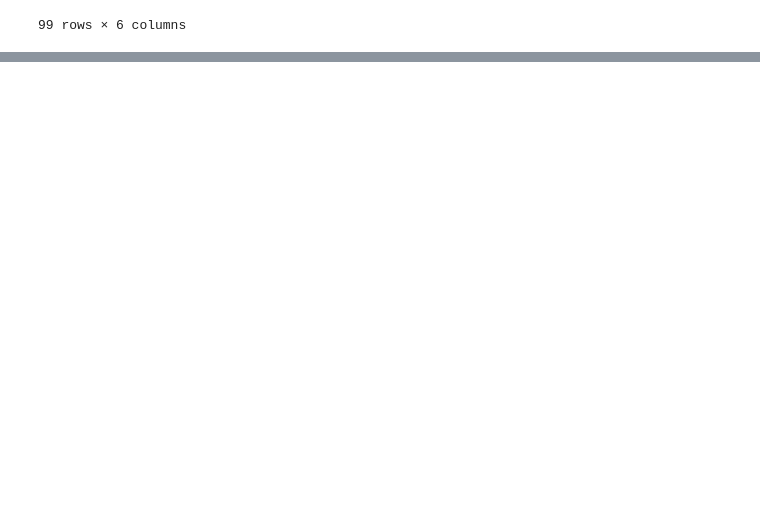
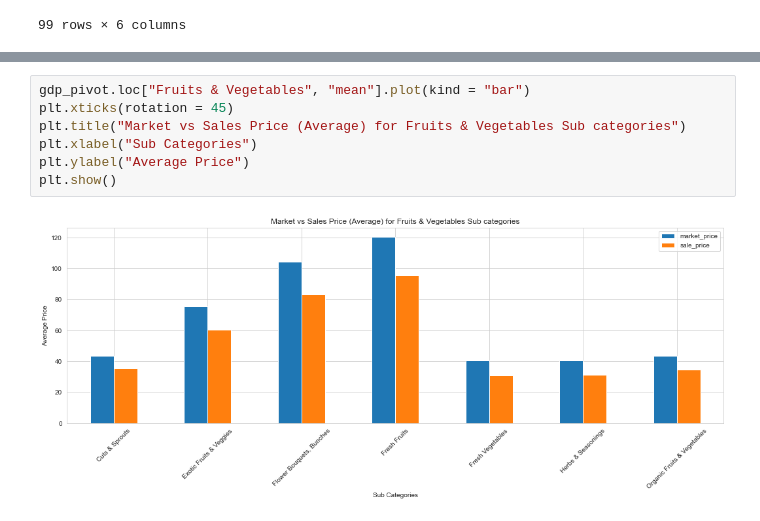
Before and after one commit to saquibmohiuddin/BigBasketData, a Jupyter notebook: bigbasket.ipynb, the cells around one changed output, grey strips where cells are left out. Drawn from its saved outputs; the diff is of its cells as text; blank space fills up the shorter version.

```diff
--- a/bigbasket.ipynb
+++ b/bigbasket.ipynb
@@ -262,0 +263,9 @@ plt.show()
+# %%
+gdp_pivot.loc["Fruits & Vegetables", "mean"].plot(kind = "bar")
+plt.xticks(rotation = 45)
+plt.title("Market vs Sales Price (Average) for Fruits & Vegetables Sub categories")
+plt.xlabel("Sub Categories")
+plt.ylabel("Average Price")
+plt.show()
+# %% [output]
+[figure, added]
```
Also changed, not shown: parts of 7 cells of this notebook.
